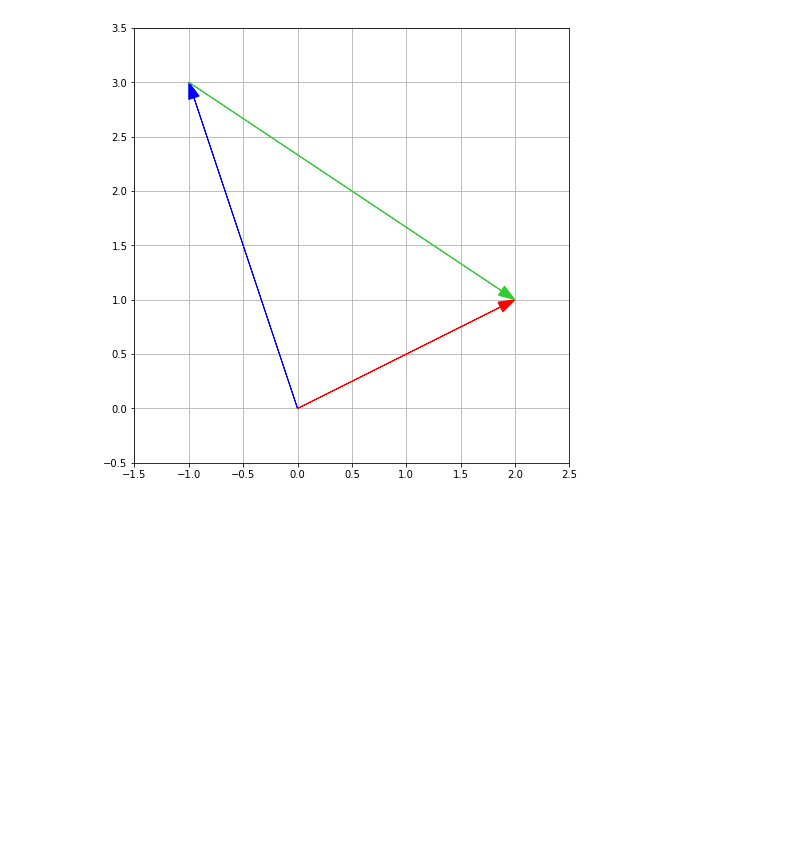
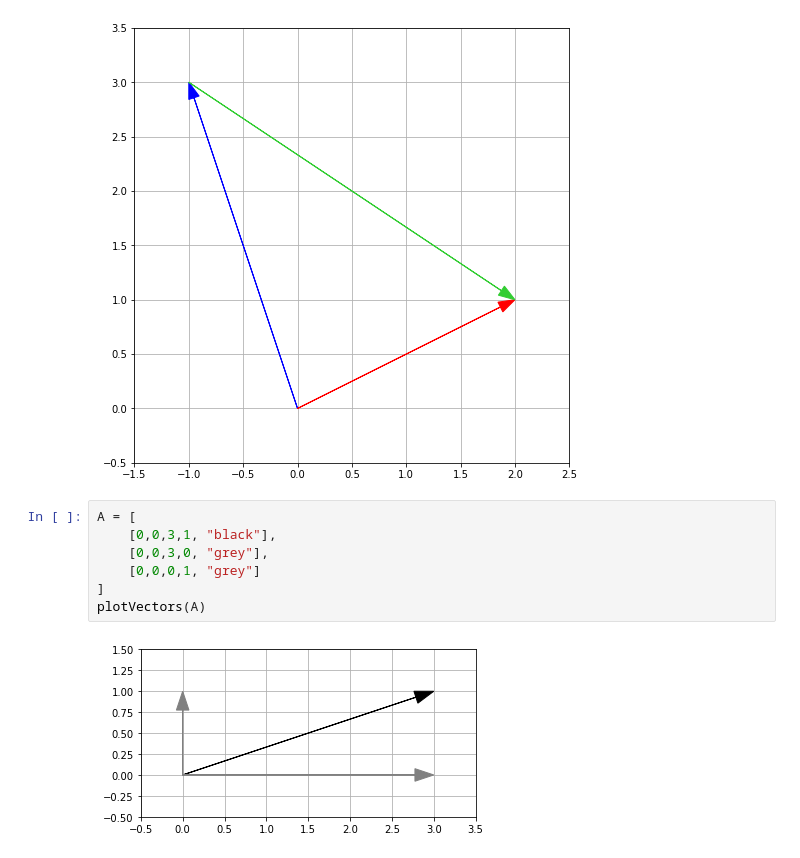
Before and after one commit to mwpb/jupyter-math211, a Jupyter notebook: lecture-2018-10-09/2d3dvectors.ipynb, the cells around one changed output. Saved outputs shown, nothing was run; the diff lists cells and outputs as text; blank space fills up the shorter version.

```diff
--- a/lecture-2018-10-09/2d3dvectors.ipynb
+++ b/lecture-2018-10-09/2d3dvectors.ipynb
@@ -81,3 +79,12 @@ A = [
 plotVectors(A)
 # %% [output]
 [figure]
+# %%
+A = [
+    [0,0,3,1, "black"],
+    [0,0,3,0, "grey"],
+    [0,0,0,1, "grey"]
+]
+plotVectors(A)
+# %% [output]
+[figure, added]
```
Also changed, not shown: parts of 1 cell of this notebook, 3 other files.
